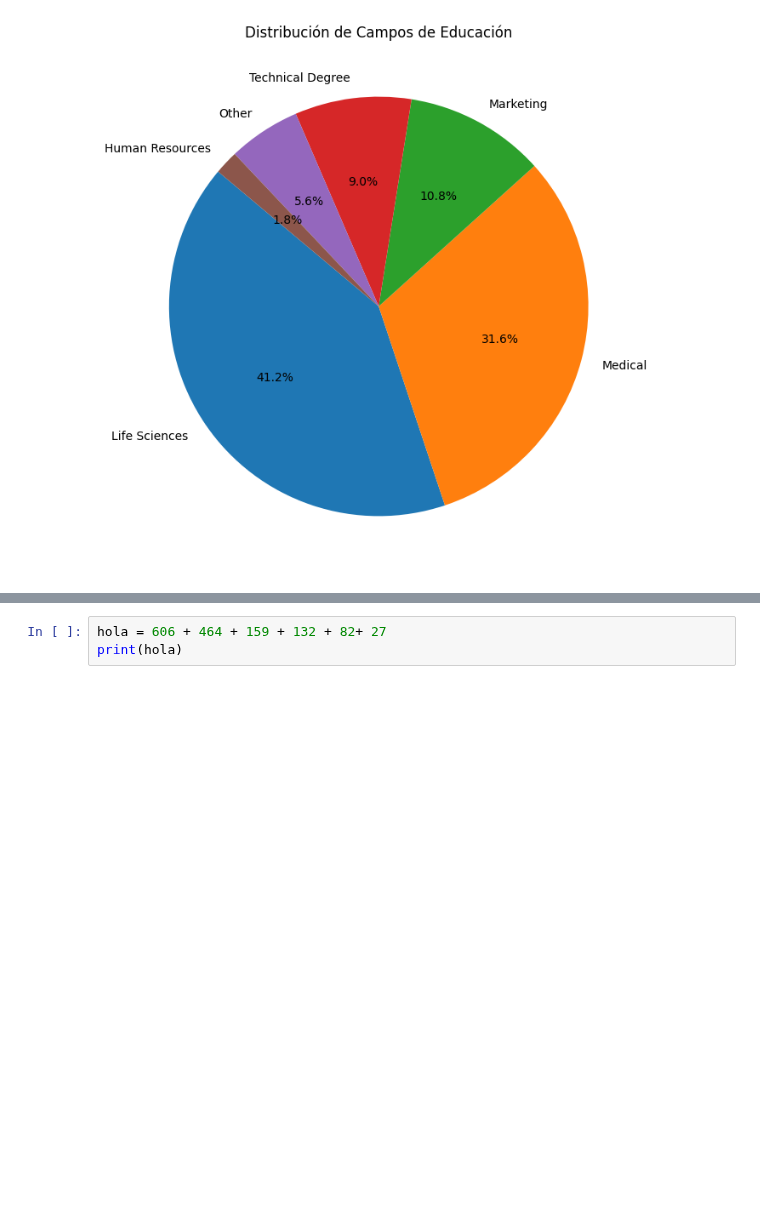
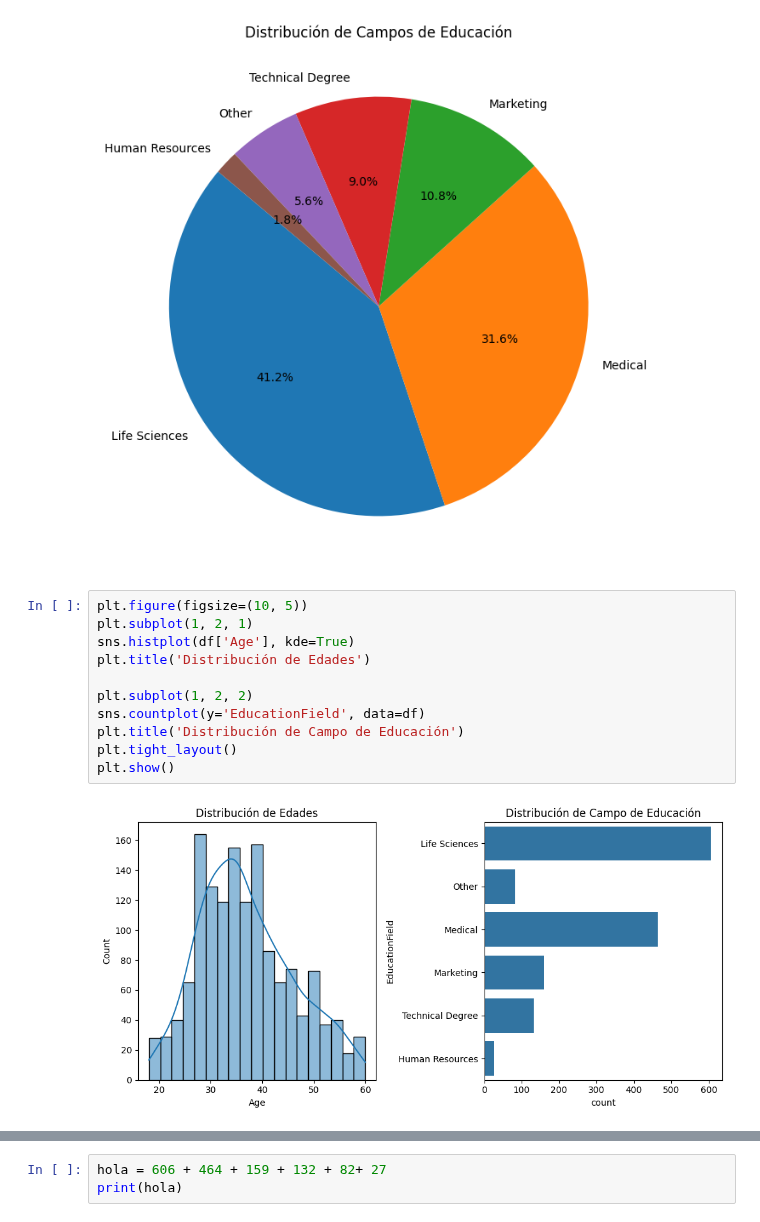
Before and after one commit to hugofmr/estadistica_edem, a Jupyter notebook: employee_attrition/employee_attrition_hm.ipynb, the cells around one changed output, grey strips where cells are left out. Drawn from its saved outputs; the diff is of its cells as text; blank space fills up the shorter version.

```diff
--- a/employee_attrition/employee_attrition_hm.ipynb
+++ b/employee_attrition/employee_attrition_hm.ipynb
@@ -117,3 +117,16 @@ plt.title('Distribución de Campos de Educación')
 plt.show()
 # %% [output]
 [figure]
+# %%
+plt.figure(figsize=(10, 5))
+plt.subplot(1, 2, 1)
+sns.histplot(df['Age'], kde=True)
+plt.title('Distribución de Edades')
+
+plt.subplot(1, 2, 2)
+sns.countplot(y='EducationField', data=df)
+plt.title('Distribución de Campo de Educación')
+plt.tight_layout()
+plt.show()
+# %% [output]
+[figure, added]
```
Also changed, not shown: parts of 2 cells of this notebook.
